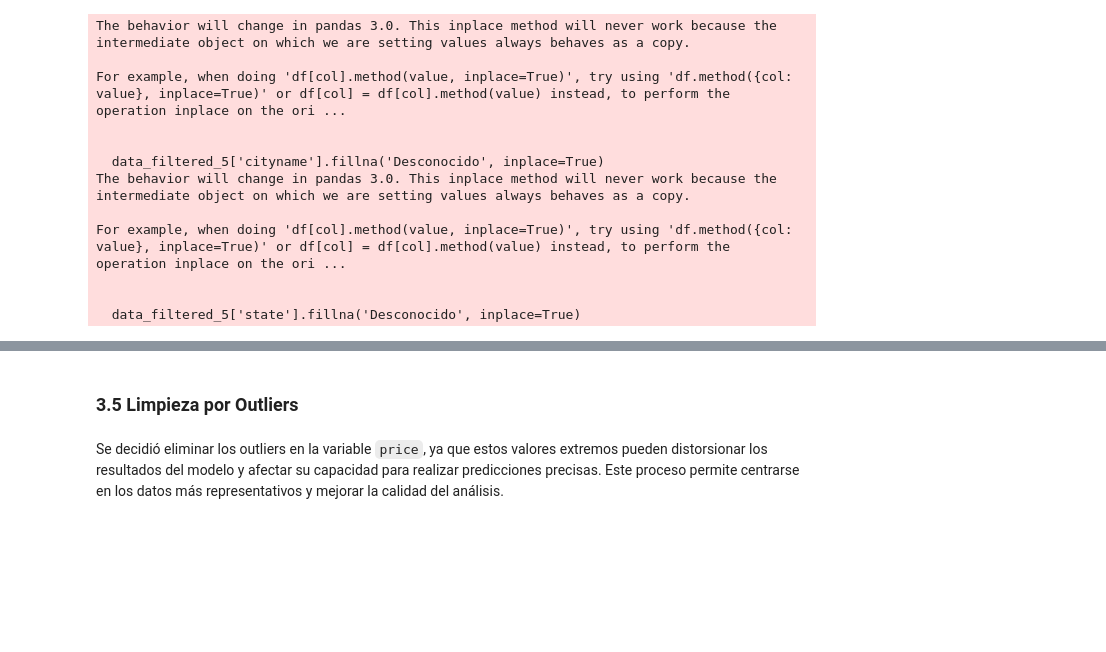
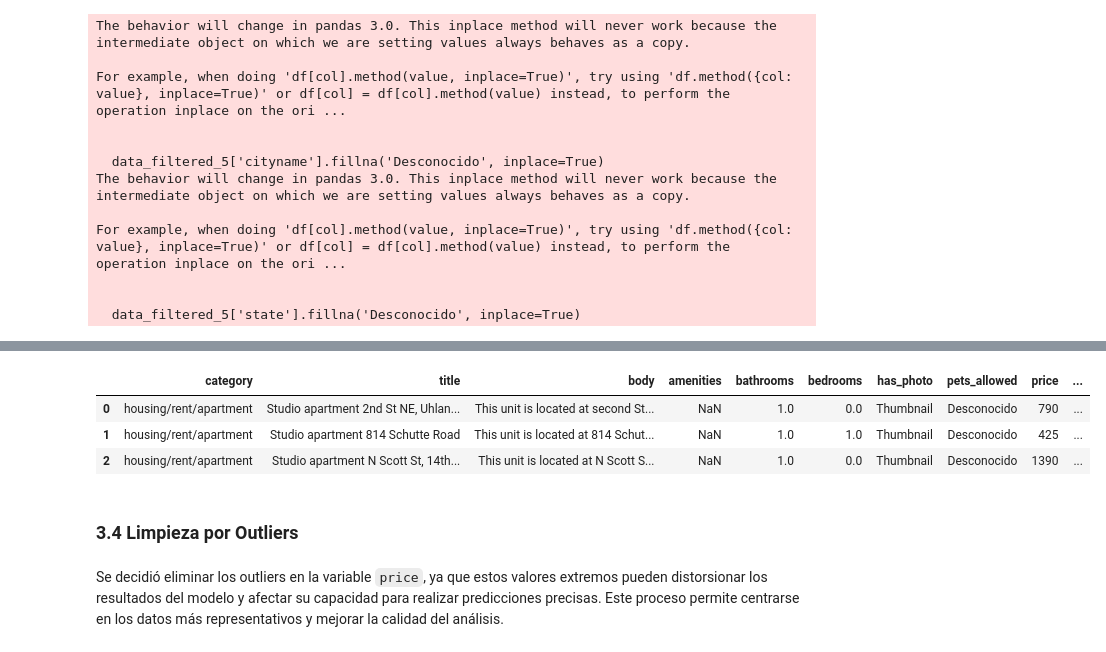
Before and after one commit to jczv24/Proyecto-1, a Jupyter notebook: Fuentes_de_analisis_y_limpieza.ipynb, the cells around one changed output, grey strips where cells are left out. Saved outputs shown, nothing was run; the diff lists cells and outputs as text; code cells hidden in the pictures; blank space fills up the shorter version.

```diff
--- a/Fuentes_de_analisis_y_limpieza.ipynb
+++ b/Fuentes_de_analisis_y_limpieza.ipynb
@@ -269,0 +241,5 @@ data_filtered_6.describe(include='all')
+# %%
+data_filtered_5['pets_allowed'].fillna('Desconocido', inplace=True)
+
+# Verificar que ya no haya nulos en estas columnas
+print(data_filtered_5['pets_allowed'].isnull().sum())
@@ -270,4 +254,11 @@ data_filtered_6.describe(include='all')
+# %%
+data_filtered_5.head(3)
+# %% [output]
+|  | category | title | body | amenities | bathrooms | bedrooms | has_photo | pets_allowed | price | ... |
+| 0 | housing/rent/apartment | Studio apartment 2nd St NE, Uhlan... | This unit is located at second St... | NaN | 1.0 | 0.0 | Thumbnail | Desconocido | 790 | ... |
+| 1 | housing/rent/apartment | Studio apartment 814 Schutte Road | This unit is located at 814 Schut... | NaN | 1.0 | 1.0 | Thumbnail | Desconocido | 425 | ... |
+| 2 | housing/rent/apartment | Studio apartment N Scott St, 14th... | This unit is located at N Scott S... | NaN | 1.0 | 0.0 | Thumbnail | Desconocido | 1390 | ... |
 # %% [markdown]
-### 3.5 Limpieza por Outliers
+### 3.4 Limpieza por Outliers
 # %% [markdown]
 Se decidió eliminar los outliers en la variable `price`, ya que estos valores extremos pueden distorsionar los resultados del modelo y afectar su capacidad para realizar predicciones precisas. Este proceso permite centrarse en los datos más representativos y mejorar la calidad del análisis.
```
Also changed, not shown: parts of 26 cells of this notebook.
